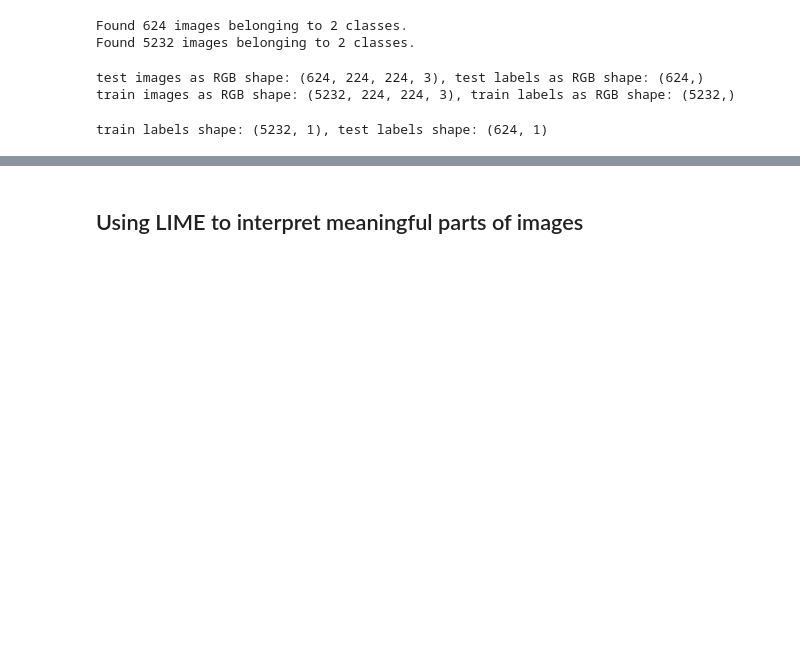
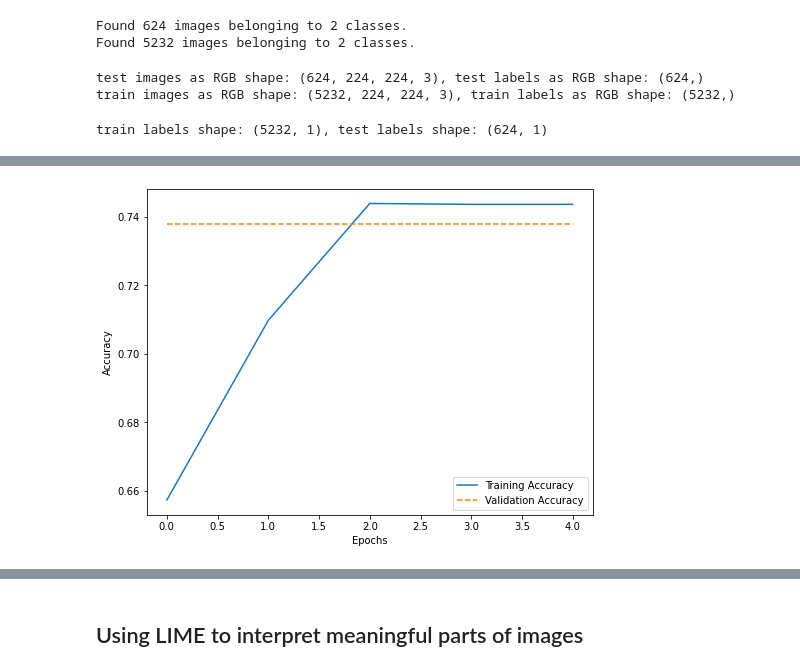
Before and after one commit to Luv2bnanook44/flatiron_phase4_project, a Jupyter notebook: notebooks/svitlana_notebook.ipynb, the cells around one changed output, grey strips where cells are left out. Cells and saved outputs as stored; diff of their text form; code cells hidden in the pictures; blank space fills up the shorter version.

```diff
--- a/notebooks/svitlana_notebook.ipynb
+++ b/notebooks/svitlana_notebook.ipynb
@@ -757,9 +762,8 @@ conv_base = EfficientNetB0(include_top = False,
 # %%
 transfer_model = models.Sequential()
 transfer_model.add(conv_base)
-transfer_model.add(layers.GlobalMaxPooling2D(name = 'gap'))
+transfer_model.add(layers.GlobalMaxPooling2D())
 
-transfer_model.add(LeakyReLU())
 transfer_model.add(Dropout(.3))
 transfer_model.add(layers.Flatten())
 transfer_model.add(layers.Dense(64, activation='relu'))
@@ -775,3 +793,6 @@ es = EarlyStopping(monitor='val_loss', mode='min', verbose=1, patience = 3)
 # %%
-conv_base_history = transfer_model.fit(rgb_train_images, train_y_rgb, epochs = 12, batch_size = batch_size, validation_split=.25, callbacks = [es])
+np.random.seed(123)
+conv_base_history = transfer_model.fit(rgb_train_images, train_y_rgb,
+                                       epochs = 20, batch_size = 32,
+                                       validation_split=.25, callbacks = [es])
 # %% [output]
@@ -786,0 +830,20 @@ Epoch 00004: early stopping
+# %%
+conv_epochs = conv_base_history.epoch
+
+conv_loss = conv_base_history.history['loss']
+conv_accuracy = conv_base_history.history['accuracy']
+conv_recall = conv_base_history.history['recall_7']
+
+conv_val_loss = conv_base_history.history['val_loss']
+conv_val_accuracy = conv_base_history.history['val_accuracy']
+conv_val_recall = conv_base_history.history['val_recall_7']
+# %%
+fig, ax = plt.subplots(figsize = (8,6))
+
+ax.plot(conv_epochs, conv_accuracy, label = 'Training Accuracy')
+ax.plot(conv_epochs, conv_val_accuracy, linestyle = '--', label = 'Validation Accuracy')
+ax.set_xlabel("Epochs")
+ax.set_ylabel("Accuracy")
+plt.legend();
+# %% [output]
+[figure, added]
```
Also changed, not shown: parts of 41 cells of this notebook.
